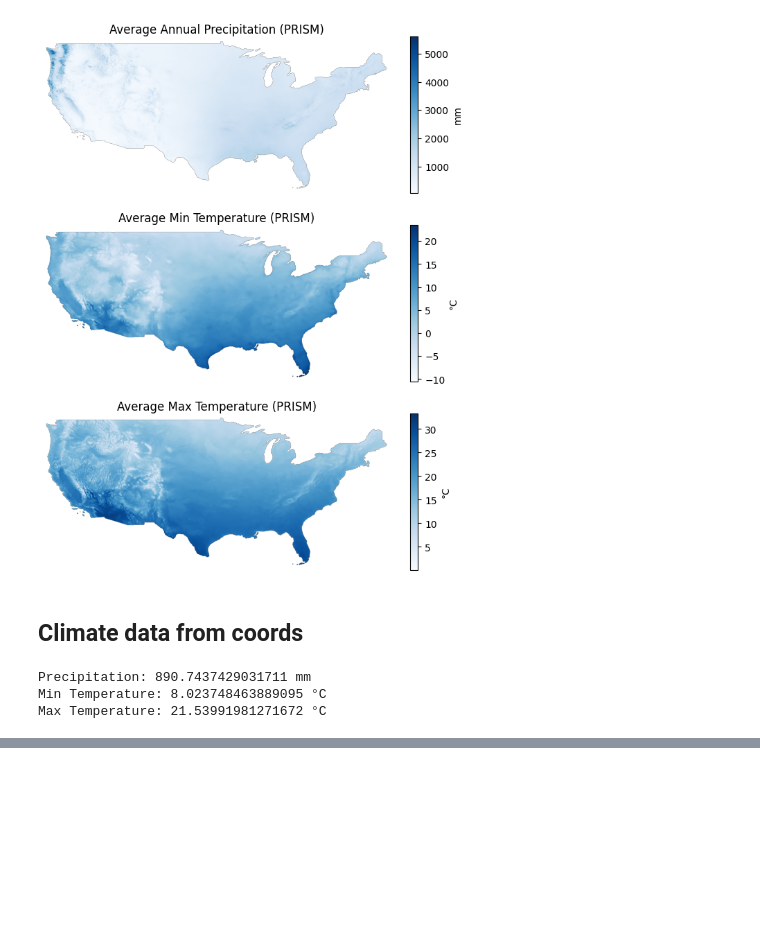
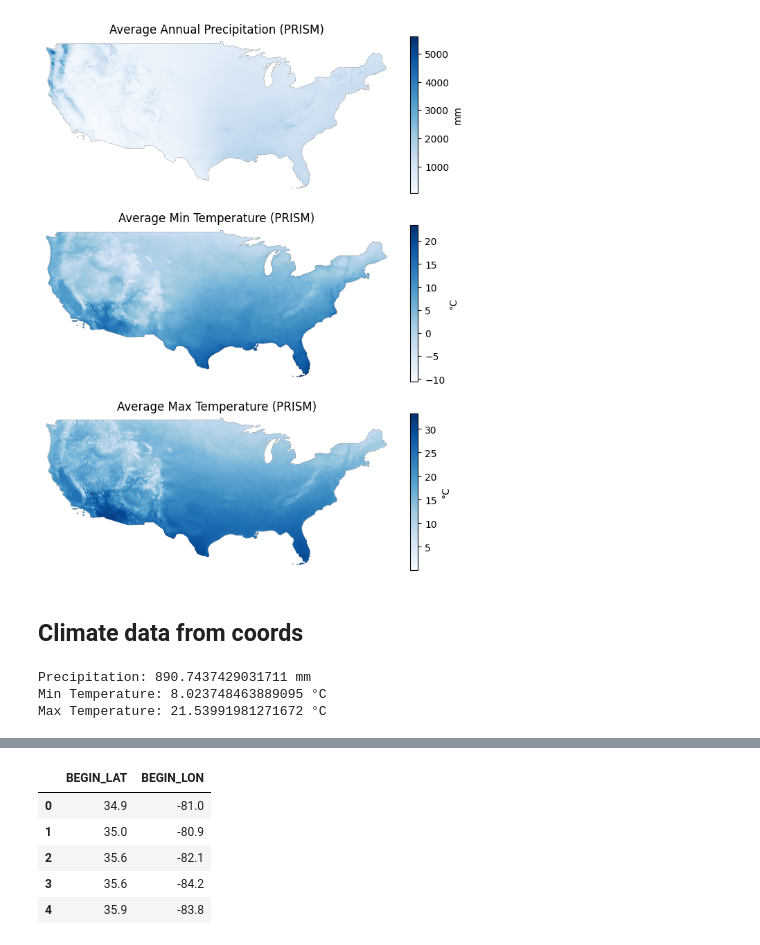
Before and after one commit to mattialodi0/progA3I, a Jupyter notebook: dataset_exploration/climate_exploration.ipynb, the cells around one changed output, grey strips where cells are left out. Drawn from its saved outputs; the diff is of its cells as text; code cells hidden in the pictures; blank space fills up the shorter version.

```diff
--- a/dataset_exploration/climate_exploration.ipynb
+++ b/dataset_exploration/climate_exploration.ipynb
@@ -246,22 +227,0 @@ KeyboardInterrupt:
-# %%
-df['ANNUAL_PRECIPITATION'] = np.nan
-df['TMIN'] = np.nan
-df['TMAX'] = np.nan
-
-for idx, row in df.iterrows():
-    lat=row['BEGIN_LAT']
-    lon=row['BEGIN_LON']
-    if np.isnan(lat) or np.isnan(lon):
-        continue
-    try:
-        df.loc[idx, 'ANNUAL_PRECIPITATION'] = extract_idw_16(ppt_dir + "/prism_ppt_us_25m_2020_avg_30y.tif",lon=lon,lat=lat)
-        df.loc[idx, 'TMIN'] = extract_idw_16(tmin_dir + "/prism_tmin_us_25m_2020_avg_30y.tif",lon=lon,lat=lat)
-        df.loc[idx, 'TMAX'] = extract_idw_16(tmax_dir + "/prism_tmax_us_25m_2020_avg_30y.tif",lon=lon,lat=lat)
-
-    except Exception as e:
-        print(e, f" {lat}, {lon}")
-
-df.head()
-# %%
-df.drop(columns=['BEGIN_LAT', 'BEGIN_LON'], inplace=True)
-df.to_csv(data_dir / 'disasters_new_feats' / 'climate.csv', index=False)
@@ -267,0 +601,16 @@ df.to_csv(data_dir / 'disasters_new_feats' / 'climate.csv', index=False)
+# %%
+loc_df = df[['BEGIN_LAT', 'BEGIN_LON']].drop_duplicates().reset_index(drop=True)
+loc_df.dropna(subset=['BEGIN_LAT', 'BEGIN_LON'], inplace=True)
+# %%
+# reduce the float precision of lat/lon to 1 decimal places
+loc_df['BEGIN_LAT'] = loc_df['BEGIN_LAT'].round(1)
+loc_df['BEGIN_LON'] = loc_df['BEGIN_LON'].round(1)
+loc_df.drop_duplicates(inplace=True)
+loc_df.head()
+# %% [output]
+|  | BEGIN_LAT | BEGIN_LON |
+| 0 | 34.9 | -81.0 |
+| 1 | 35.0 | -80.9 |
+| 2 | 35.6 | -82.1 |
+| 3 | 35.6 | -84.2 |
+| 4 | 35.9 | -83.8 |
```
Also changed, not shown: parts of 40 cells of this notebook, 2 other files.
